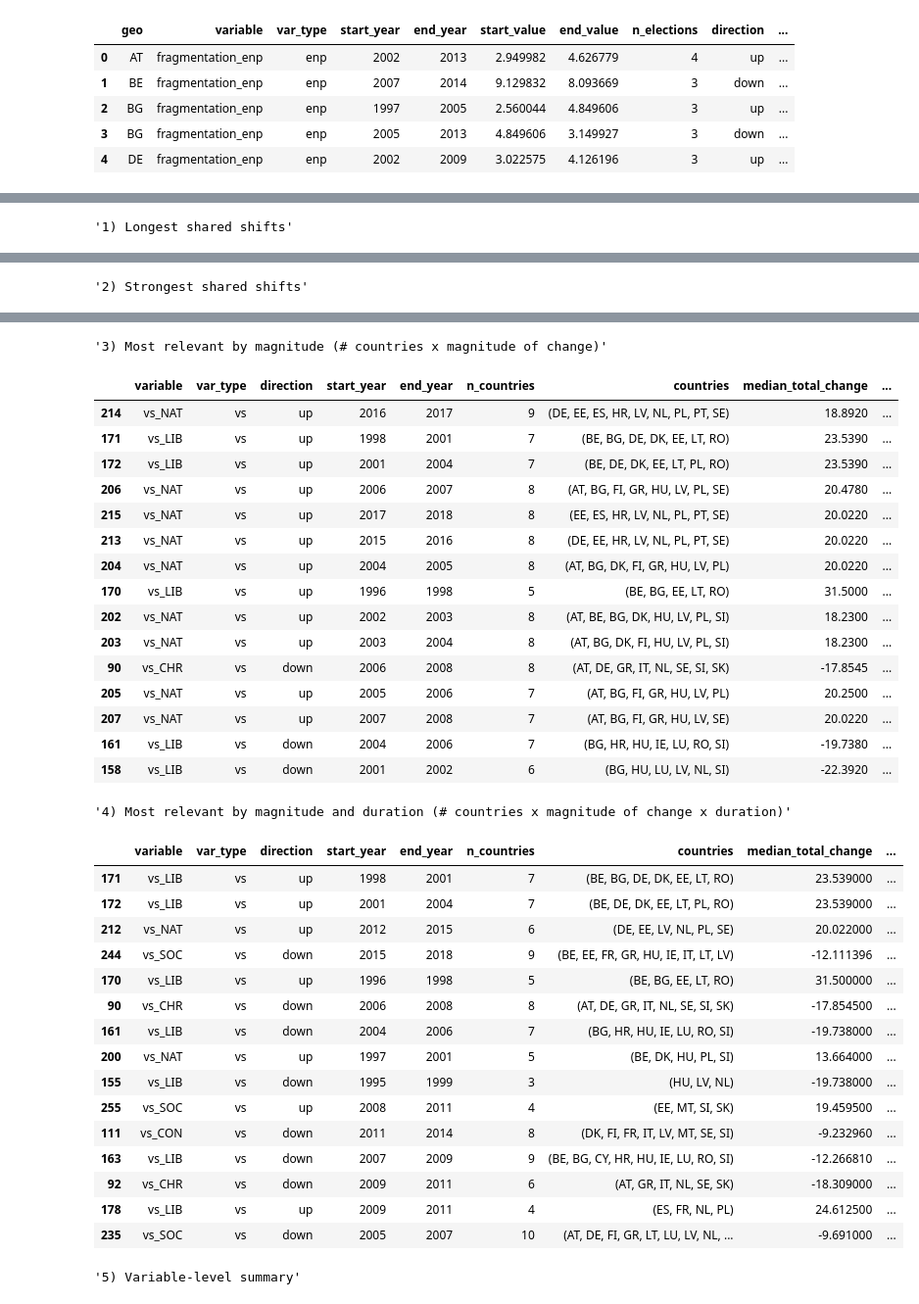
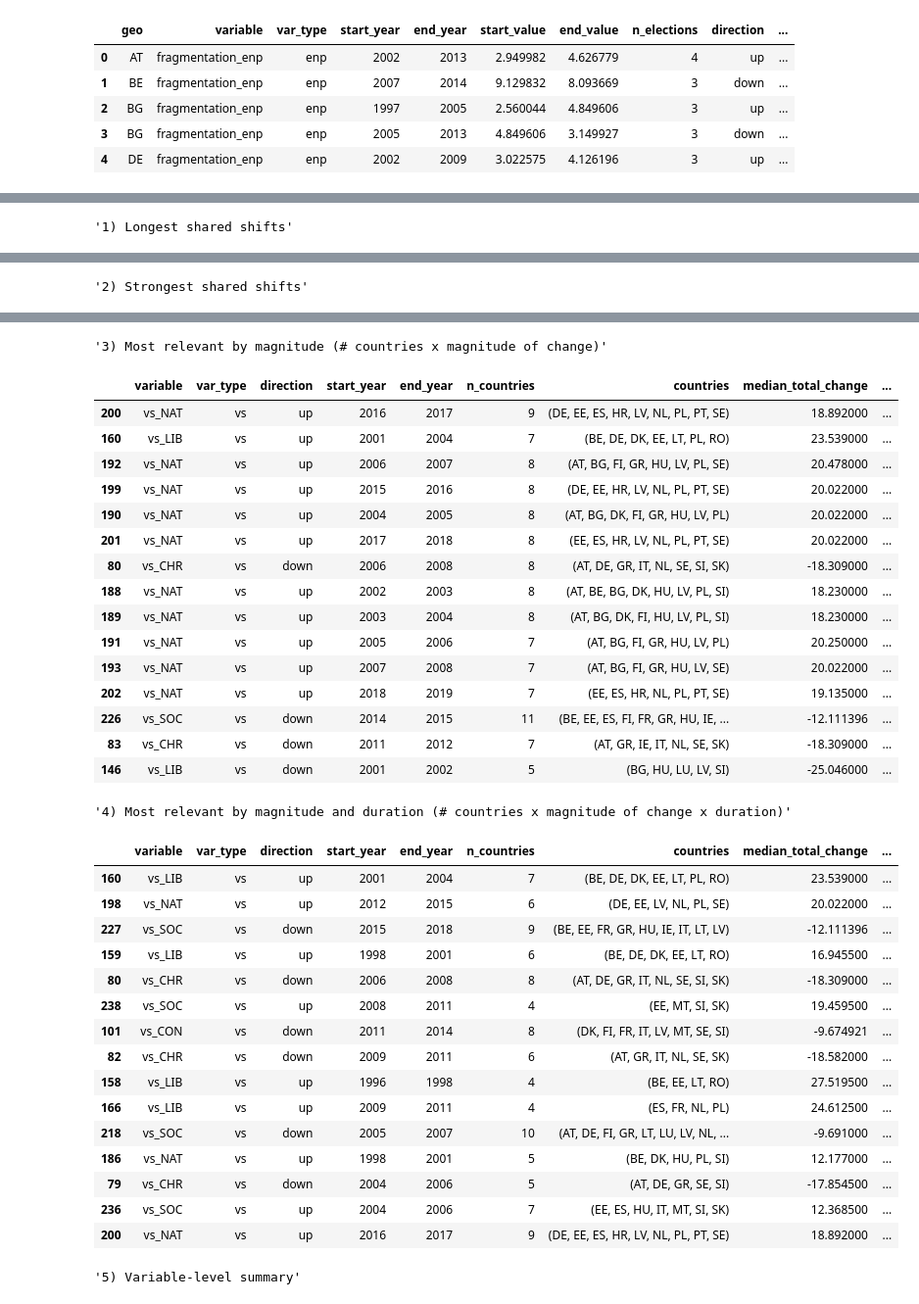
Before and after one commit to StefanSick/exdex_project, a Jupyter notebook: src/Group_20_notebook.ipynb, the cells around one changed output, grey strips where cells are left out. Shown at 98% size. Drawn from its saved outputs; the diff is of its cells as text; code cells hidden in the pictures.

```diff
--- a/src/Group_20_notebook.ipynb
+++ b/src/Group_20_notebook.ipynb
@@ -1185,9 +1199,7 @@ def election_df(df):
 elections = election_df(df)
 
 # deduplicate
-elections = elections.reset_index().sort_values('election_date').drop_duplicates(
-    subset=['geo', 'election_year'], keep='first'
-).set_index(['geo', 'election_year']).sort_index()
+elections = elections.reset_index().sort_values('election_date').drop_duplicates(subset=['geo', 'election_year'], keep='first').set_index(['geo', 'election_year']).sort_index()
 
 elections.head()
 # %% [output]
@@ -1387,7 +1398,7 @@ def detect_all_trends(elections: pd.DataFrame, epsilon_vs: float, epsilon_enp: f
 
     return (pd.DataFrame(rows).sort_values(["variable", "geo", "start_year"]).reset_index(drop=True))
 
-episodes = detect_all_trends(elections, epsilon_vs=epsilon_vs, epsilon_enp=epsilon_enp, epsilon_pol=epsilon_pol, start_year=1993, min_transitions=2)
+episodes = detect_all_trends(elections, epsilon_vs=epsilon_vs, epsilon_enp=epsilon_enp, epsilon_pol=epsilon_pol, start_year=1995, min_transitions=2)
 episodes.head()
 # %% [output]
 |  | geo | variable | var_type | start_year | end_year | start_value | end_value | n_elections | direction | ... |
@@ -1738,7 +1822,7 @@ variable_summary = (groups_df.groupby(["variable", "var_type", "direction"], as_
                         avg_duration_years=("duration_years", "mean"),
                         avg_absolute_change=("absolute_change", "mean"),
                         max_countries=("n_countries", "max"),
-                        ).sort_values(["avg_countries", "avg_absolute_change"], ascending=False))
+                        ).sort_values(["n_windows", "avg_countries", "avg_absolute_change"], ascending=False))
 
 display("1) Longest shared shifts", longest_shared)
 display("2) Strongest shared shifts", strongest_shared)
@@ -1783,36 +1867,36 @@ display("5) Variable-level summary", variable_summary)
 '3) Most relevant by magnitude (# countries x magnitude of change)'
 |  | variable | var_type | direction | start_year | end_year | n_countries | countries | median_total_change | ... |
-| 214 | vs_NAT | vs | up | 2016 | 2017 | 9 | (DE, EE, ES, HR, LV, NL, PL, PT, SE) | 18.8920 | ... |
-| 171 | vs_LIB | vs | up | 1998 | 2001 | 7 | (BE, BG, DE, DK, EE, LT, RO) | 23.5390 | ... |
-| 172 | vs_LIB | vs | up | 2001 | 2004 | 7 | (BE, DE, DK, EE, LT, PL, RO) | 23.5390 | ... |
-| 206 | vs_NAT | vs | up | 2006 | 2007 | 8 | (AT, BG, FI, GR, HU, LV, PL, SE) | 20.4780 | ... |
-| 215 | vs_NAT | vs | up | 2017 | 2018 | 8 | (EE, ES, HR, LV, NL, PL, PT, SE) | 20.0220 | ... |
-| 213 | vs_NAT | vs | up | 2015 | 2016 | 8 | (DE, EE, HR, LV, NL, PL, PT, SE) | 20.0220 | ... |
-| 204 | vs_NAT | vs | up | 2004 | 2005 | 8 | (AT, BG, DK, FI, GR, HU, LV, PL) | 20.0220 | ... |
-| 170 | vs_LIB | vs | up | 1996 | 1998 | 5 | (BE, BG, EE, LT, RO) | 31.5000 | ... |
-| 202 | vs_NAT | vs | up | 2002 | 2003 | 8 | (AT, BE, BG, DK, HU, LV, PL, SI) | 18.2300 | ... |
-| 203 | vs_NAT | vs | up | 2003 | 2004 | 8 | (AT, BG, DK, FI, HU, LV, PL, SI) | 18.2300 | ... |
-| 90 | vs_CHR | vs | down | 2006 | 2008 | 8 | (AT, DE, GR, IT, NL, SE, SI, SK) | -17.8545 | ... |
-| 205 | vs_NAT | vs | up | 2005 | 2006 | 7 | (AT, BG, FI, GR, HU, LV, PL) | 20.2500 | ... |
-| 207 | vs_NAT | vs | up | 2007 | 2008 | 7 | (AT, BG, FI, GR, HU, LV, SE) | 20.0220 | ... |
-| 161 | vs_LIB | vs | down | 2004 | 2006 | 7 | (BG, HR, HU, IE, LU, RO, SI) | -19.7380 | ... |
-| 158 | vs_LIB | vs | down | 2001 | 2002 | 6 | (BG, HU, LU, LV, NL, SI) | -22.3920 | ... |
+| 200 | vs_NAT | vs | up | 2016 | 2017 | 9 | (DE, EE, ES, HR, LV, NL, PL, PT, SE) | 18.892000 | ... |
+| 160 | vs_LIB | vs | up | 2001 | 2004 | 7 | (BE, DE, DK, EE, LT, PL, RO) | 23.539000 | ... |
+| 192 | vs_NAT | vs | up | 2006 | 2007 | 8 | (AT, BG, FI, GR, HU, LV, PL, SE) | 20.478000 | ... |
+| 199 | vs_NAT | vs | up | 2015 | 2016 | 8 | (DE, EE, HR, LV, NL, PL, PT, SE) | 20.022000 | ... |
+| 190 | vs_NAT | vs | up | 2004 | 2005 | 8 | (AT, BG, DK, FI, GR, HU, LV, PL) | 20.022000 | ... |
+| 201 | vs_NAT | vs | up | 2017 | 2018 | 8 | (EE, ES, HR, LV, NL, PL, PT, SE) | 20.022000 | ... |
+| 80 | vs_CHR | vs | down | 2006 | 2008 | 8 | (AT, DE, GR, IT, NL, SE, SI, SK) | -18.309000 | ... |
+| 188 | vs_NAT | vs | up | 2002 | 2003 | 8 | (AT, BE, BG, DK, HU, LV, PL, SI) | 18.230000 | ... |
+| 189 | vs_NAT | vs | up | 2003 | 2004 | 8 | (AT, BG, DK, FI, HU, LV, PL, SI) | 18.230000 | ... |
+| 191 | vs_NAT | vs | up | 2005 | 2006 | 7 | (AT, BG, FI, GR, HU, LV, PL) | 20.250000 | ... |
+| 193 | vs_NAT | vs | up | 2007 | 2008 | 7 | (AT, BG, FI, GR, HU, LV, SE) | 20.022000 | ... |
+| 202 | vs_NAT | vs | up | 2018 | 2019 | 7 | (EE, ES, HR, NL, PL, PT, SE) | 19.135000 | ... |
+| 226 | vs_SOC | vs | down | 2014 | 2015 | 11 | (BE, EE, ES, FI, FR, GR, HU, IE, ... | -12.111396 | ... |
+| 83 | vs_CHR | vs | down | 2011 | 2012 | 7 | (AT, GR, IE, IT, NL, SE, SK) | -18.309000 | ... |
+| 146 | vs_LIB | vs | down | 2001 | 2002 | 5 | (BG, HU, LU, LV, SI) | -25.046000 | ... |
 '4) Most relevant by magnitude and duration (# countries x magnitude of change x duration)'
 |  | variable | var_type | direction | start_year | end_year | n_countries | countries | median_total_change | ... |
-| 171 | vs_LIB | vs | up | 1998 | 2001 | 7 | (BE, BG, DE, DK, EE, LT, RO) | 23.539000 | ... |
-| 172 | vs_LIB | vs | up | 2001 | 2004 | 7 | (BE, DE, DK, EE, LT, PL, RO) | 23.539000 | ... |
-| 212 | vs_NAT | vs | up | 2012 | 2015 | 6 | (DE, EE, LV, NL, PL, SE) | 20.022000 | ... |
-| 244 | vs_SOC | vs | down | 2015 | 2018 | 9 | (BE, EE, FR, GR, HU, IE, IT, LT, LV) | -12.111396 | ... |
-| 170 | vs_LIB | vs | up | 1996 | 1998 | 5 | (BE, BG, EE, LT, RO) | 31.500000 | ... |
-| 90 | vs_CHR | vs | down | 2006 | 2008 | 8 | (AT, DE, GR, IT, NL, SE, SI, SK) | -17.854500 | ... |
-| 161 | vs_LIB | vs | down | 2004 | 2006 | 7 | (BG, HR, HU, IE, LU, RO, SI) | -19.738000 | ... |
-| 200 | vs_NAT | vs | up | 1997 | 2001 | 5 | (BE, DK, HU, PL, SI) | 13.664000 | ... |
-| 155 | vs_LIB | vs | down | 1995 | 1999 | 3 | (HU, LV, NL) | -19.738000 | ... |
-| 255 | vs_SOC | vs | up | 2008 | 2011 | 4 | (EE, MT, SI, SK) | 19.459500 | ... |
-| 111 | vs_CON | vs | down | 2011 | 2014 | 8 | (DK, FI, FR, IT, LV, MT, SE, SI) | -9.232960 | ... |
-| 163 | vs_LIB | vs | down | 2007 | 2009 | 9 | (BE, BG, CY, HR, HU, IE, LU, RO, SI) | -12.266810 | ... |
-| 92 | vs_CHR | vs | down | 2009 | 2011 | 6 | (AT, GR, IT, NL, SE, SK) | -18.309000 | ... |
-| 178 | vs_LIB | vs | up | 2009 | 2011 | 4 | (ES, FR, NL, PL) | 24.612500 | ... |
-| 235 | vs_SOC | vs | down | 2005 | 2007 | 10 | (AT, DE, FI, GR, LT, LU, LV, NL, ... | -9.691000 | ... |
+| 160 | vs_LIB | vs | up | 2001 | 2004 | 7 | (BE, DE, DK, EE, LT, PL, RO) | 23.539000 | ... |
+| 198 | vs_NAT | vs | up | 2012 | 2015 | 6 | (DE, EE, LV, NL, PL, SE) | 20.022000 | ... |
+| 227 | vs_SOC | vs | down | 2015 | 2018 | 9 | (BE, EE, FR, GR, HU, IE, IT, LT, LV) | -12.111396 | ... |
+| 159 | vs_LIB | vs | up | 1998 | 2001 | 6 | (BE, DE, DK, EE, LT, RO) | 16.945500 | ... |
+| 80 | vs_CHR | vs | down | 2006 | 2008 | 8 | (AT, DE, GR, IT, NL, SE, SI, SK) | -18.309000 | ... |
+| 238 | vs_SOC | vs | up | 2008 | 2011 | 4 | (EE, MT, SI, SK) | 19.459500 | ... |
+| 101 | vs_CON | vs | down | 2011 | 2014 | 8 | (DK, FI, FR, IT, LV, MT, SE, SI) | -9.674921 | ... |
+| 82 | vs_CHR | vs | down | 2009 | 2011 | 6 | (AT, GR, IT, NL, SE, SK) | -18.582000 | ... |
+| 158 | vs_LIB | vs | up | 1996 | 1998 | 4 | (BE, EE, LT, RO) | 27.519500 | ... |
+| 166 | vs_LIB | vs | up | 2009 | 2011 | 4 | (ES, FR, NL, PL) | 24.612500 | ... |
+| 218 | vs_SOC | vs | down | 2005 | 2007 | 10 | (AT, DE, FI, GR, LT, LU, LV, NL, ... | -9.691000 | ... |
+| 186 | vs_NAT | vs | up | 1998 | 2001 | 5 | (BE, DK, HU, PL, SI) | 12.177000 | ... |
+| 79 | vs_CHR | vs | down | 2004 | 2006 | 5 | (AT, DE, GR, SE, SI) | -17.854500 | ... |
+| 236 | vs_SOC | vs | up | 2004 | 2006 | 7 | (EE, ES, HU, IT, MT, SI, SK) | 12.368500 | ... |
+| 200 | vs_NAT | vs | up | 2016 | 2017 | 9 | (DE, EE, ES, HR, LV, NL, PL, PT, SE) | 18.892000 | ... |
 '5) Variable-level summary'
 |  | variable | var_type | direction | n_windows | avg_countries | avg_duration_years | avg_absolute_change | ... |
```
Also changed, not shown: parts of 93 cells of this notebook, 1 other file.
